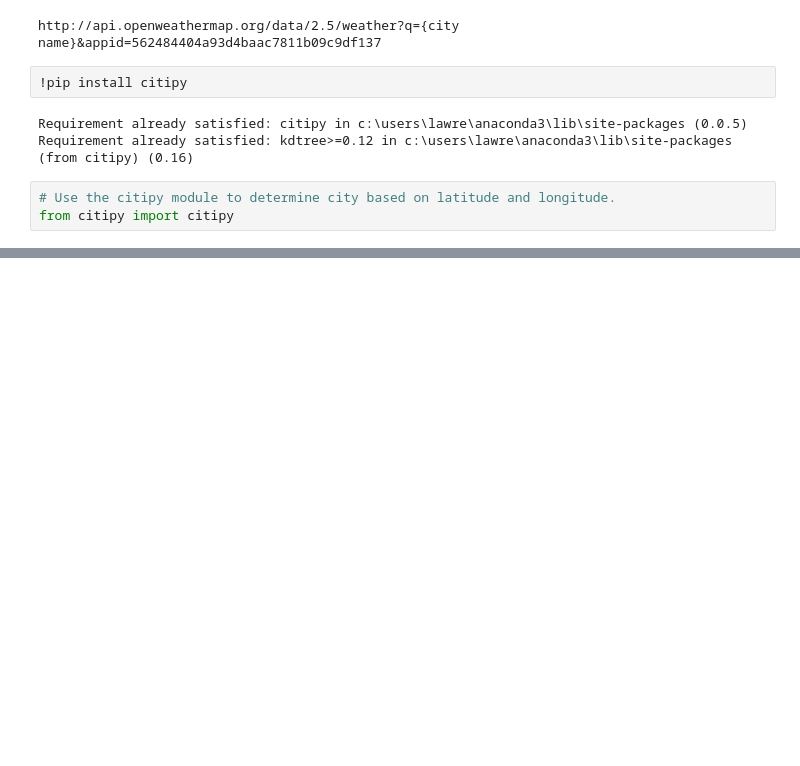
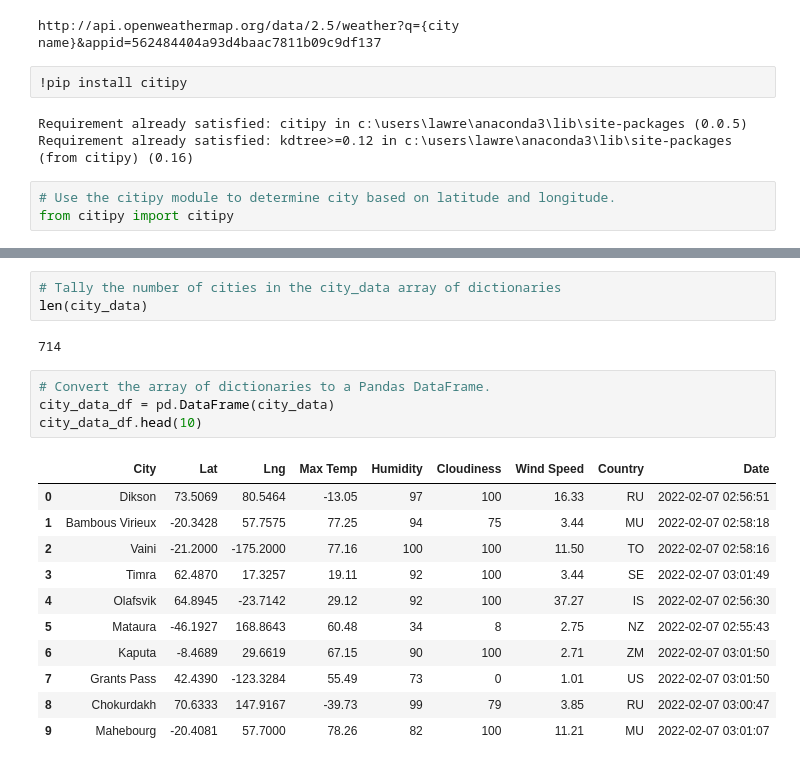
Before and after one commit to ljohnson1212/World_Weather_Analysis, a Jupyter notebook: Weather_Database.ipynb, the cells around one changed output, grey strips where cells are left out. Cells and saved outputs as stored; diff of their text form; blank space fills up the shorter version.

```diff
--- a/Weather_Database.ipynb
+++ b/Weather_Database.ipynb
@@ -142,3 +142,24 @@ City not found. Skipping...
 -----------------------------
 Data Retrieval Complete
 -----------------------------
+# %%
+# Tally the number of cities in the city_data array of dictionaries
+len(city_data)
+# %% [output]
+714
+# %%
+# Convert the array of dictionaries to a Pandas DataFrame.
+city_data_df = pd.DataFrame(city_data)
+city_data_df.head(10)
+# %% [output]
+|  | City | Lat | Lng | Max Temp | Humidity | Cloudiness | Wind Speed | Country | Date |
+| 0 | Dikson | 73.5069 | 80.5464 | -13.05 | 97 | 100 | 16.33 | RU | 2022-02-07 02:56:51 |
+| 1 | Bambous Virieux | -20.3428 | 57.7575 | 77.25 | 94 | 75 | 3.44 | MU | 2022-02-07 02:58:18 |
+| 2 | Vaini | -21.2000 | -175.2000 | 77.16 | 100 | 100 | 11.50 | TO | 2022-02-07 02:58:16 |
+| 3 | Timra | 62.4870 | 17.3257 | 19.11 | 92 | 100 | 3.44 | SE | 2022-02-07 03:01:49 |
+| 4 | Olafsvik | 64.8945 | -23.7142 | 29.12 | 92 | 100 | 37.27 | IS | 2022-02-07 02:56:30 |
+| 5 | Mataura | -46.1927 | 168.8643 | 60.48 | 34 | 8 | 2.75 | NZ | 2022-02-07 02:55:43 |
+| 6 | Kaputa | -8.4689 | 29.6619 | 67.15 | 90 | 100 | 2.71 | ZM | 2022-02-07 03:01:50 |
+| 7 | Grants Pass | 42.4390 | -123.3284 | 55.49 | 73 | 0 | 1.01 | US | 2022-02-07 03:01:50 |
+| 8 | Chokurdakh | 70.6333 | 147.9167 | -39.73 | 99 | 79 | 3.85 | RU | 2022-02-07 03:00:47 |
+| 9 | Mahebourg | -20.4081 | 57.7000 | 78.26 | 82 | 100 | 11.21 | MU | 2022-02-07 03:01:07 |
```
Also changed, not shown: parts of 4 cells of this notebook, 1 other file.
